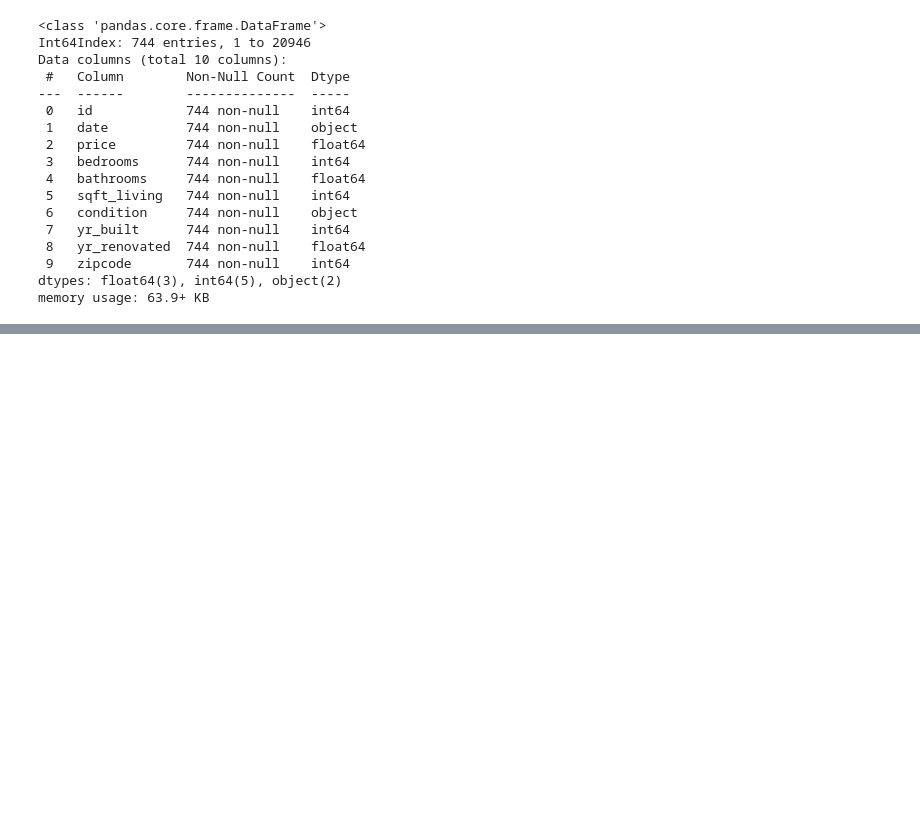
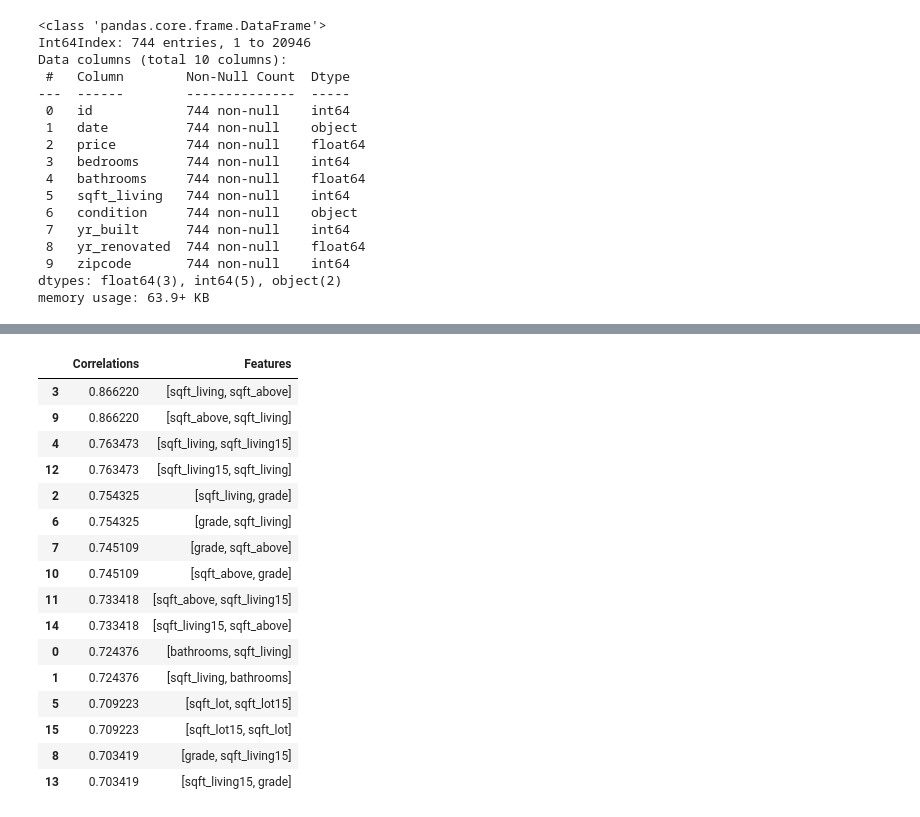
Before and after one commit to Pczo31/King-County-, a Jupyter notebook: jeff.ipynb, the cells around one changed output, grey strips where cells are left out. Saved outputs shown, nothing was run; the diff lists cells and outputs as text; code cells hidden in the pictures; blank space fills up the shorter version.

```diff
--- a/jeff.ipynb
+++ b/jeff.ipynb
@@ -188,0 +278,32 @@ memory usage: 63.9+ KB
+# %%
+Multicollinear_Features = []
+Multicollinear_Corr = []
+def check_multicollinearity(feature):
+    for idx, correlation in corr[feature].T.iteritems():
+        if correlation >= .70 and idx != feature:
+            Multicollinear_Features.append([feature, idx])
+            Multicollinear_Corr.append(correlation)
+
+for feature in corr:
+    check_multicollinearity(feature)
+MC_df = pd.DataFrame({'Correlations':Multicollinear_Corr, 'Features': Multicollinear_Features}).sort_values(by=['Correlations'], ascending=False)
+# %%
+MC_df
+# %% [output]
+|  | Correlations | Features |
+| 3 | 0.866220 | [sqft_living, sqft_above] |
+| 9 | 0.866220 | [sqft_above, sqft_living] |
+| 4 | 0.763473 | [sqft_living, sqft_living15] |
+| 12 | 0.763473 | [sqft_living15, sqft_living] |
+| 2 | 0.754325 | [sqft_living, grade] |
+| 6 | 0.754325 | [grade, sqft_living] |
+| 7 | 0.745109 | [grade, sqft_above] |
+| 10 | 0.745109 | [sqft_above, grade] |
+| 11 | 0.733418 | [sqft_above, sqft_living15] |
+| 14 | 0.733418 | [sqft_living15, sqft_above] |
+| 0 | 0.724376 | [bathrooms, sqft_living] |
+| 1 | 0.724376 | [sqft_living, bathrooms] |
+| 5 | 0.709223 | [sqft_lot, sqft_lot15] |
+| 15 | 0.709223 | [sqft_lot15, sqft_lot] |
+| 8 | 0.703419 | [grade, sqft_living15] |
+| 13 | 0.703419 | [sqft_living15, grade] |
```
Also changed, not shown: parts of 19 cells of this notebook, 1 other file.
